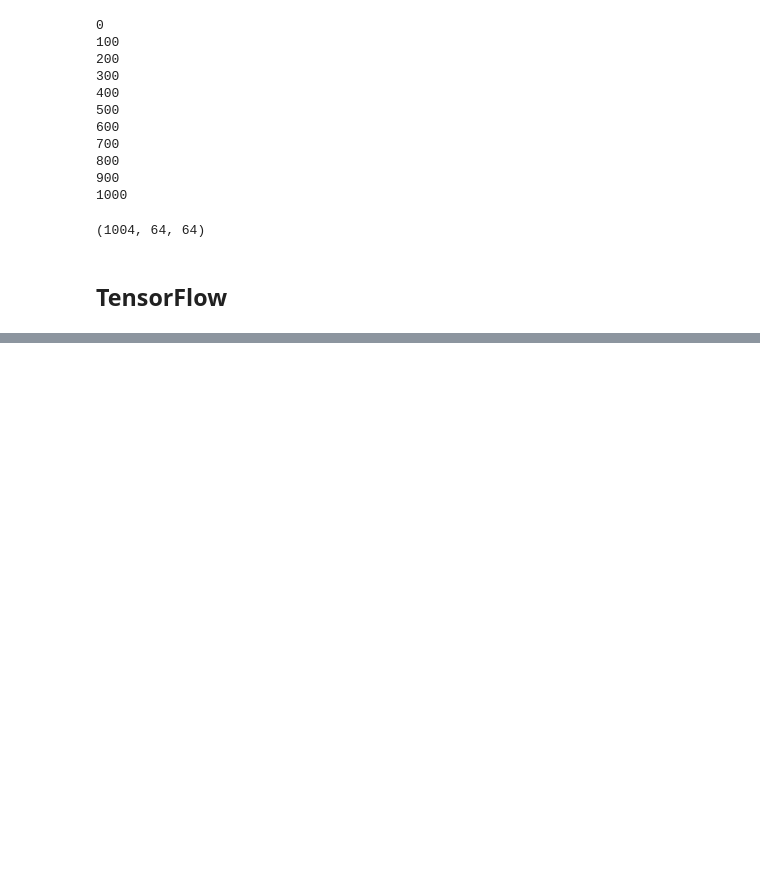
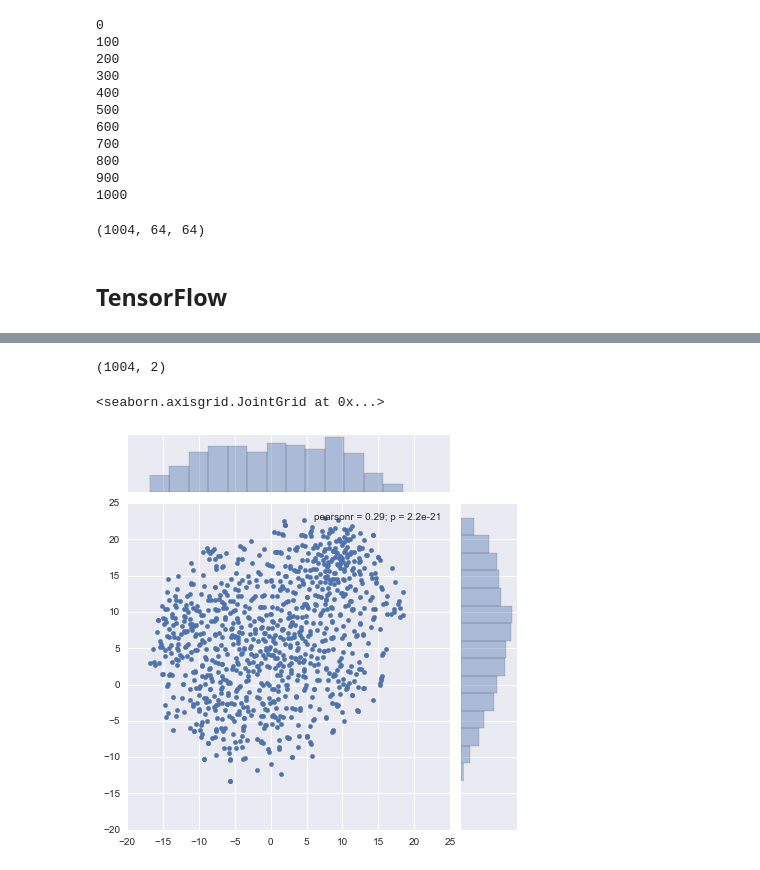
Before and after one commit to bdo311/pineapples, a Jupyter notebook: code/autoencode_pineapples.ipynb, the cells around one changed output, grey strips where cells are left out. Saved outputs shown, nothing was run; the diff lists cells and outputs as text; code cells hidden in the pictures; blank space fills up the shorter version.

```diff
--- a/code/autoencode_pineapples.ipynb
+++ b/code/autoencode_pineapples.ipynb
@@ -317,4 +313,4 @@ plt.draw()
 # %%
-recon = sess.run(ae['z'], feed_dict={ae['x']: test_xs_norm})
-print(recon.shape)
+data_flat_latent = sess.run(ae['z'], feed_dict={ae['x']: data_flat})
+print(data_flat_latent.shape)
 # %% [output]
@@ -321,0 +318,4 @@ print(recon.shape)
+# %%
+data_flat_latent_flat = np.reshape(data_flat_latent, (1004, 8*8*6))
+pickle.dump(data_flat_latent_flat, open("../data/data_flat_latent_flat.pkl", 'w'))
+print(data_flat_latent_flat.shape)
@@ -321,0 +332,4 @@ print(recon.shape)
+# %%
+pca = PCA(n_components=50)
+data_flat_latent_pca = pca.fit_transform(data_flat_latent_flat)
+print(data_flat_latent_pca.shape)
@@ -321,0 +350,12 @@ print(recon.shape)
+# %%
+tsne = TSNE()
+data_flat_latent_tsne = tsne.fit_transform(data_flat_latent_pca)
+# %%
+data_flat_latent_tsne.shape
+# %% [output]
+(1004, 2)
+# %%
+sns.jointplot(data_flat_latent_tsne[:,0], data_flat_latent_tsne[:,1])
+# %% [output]
+<seaborn.axisgrid.JointGrid at 0x...>
+[figure, added]
```
Also changed, not shown: parts of 23 cells of this notebook, 11 other files.
